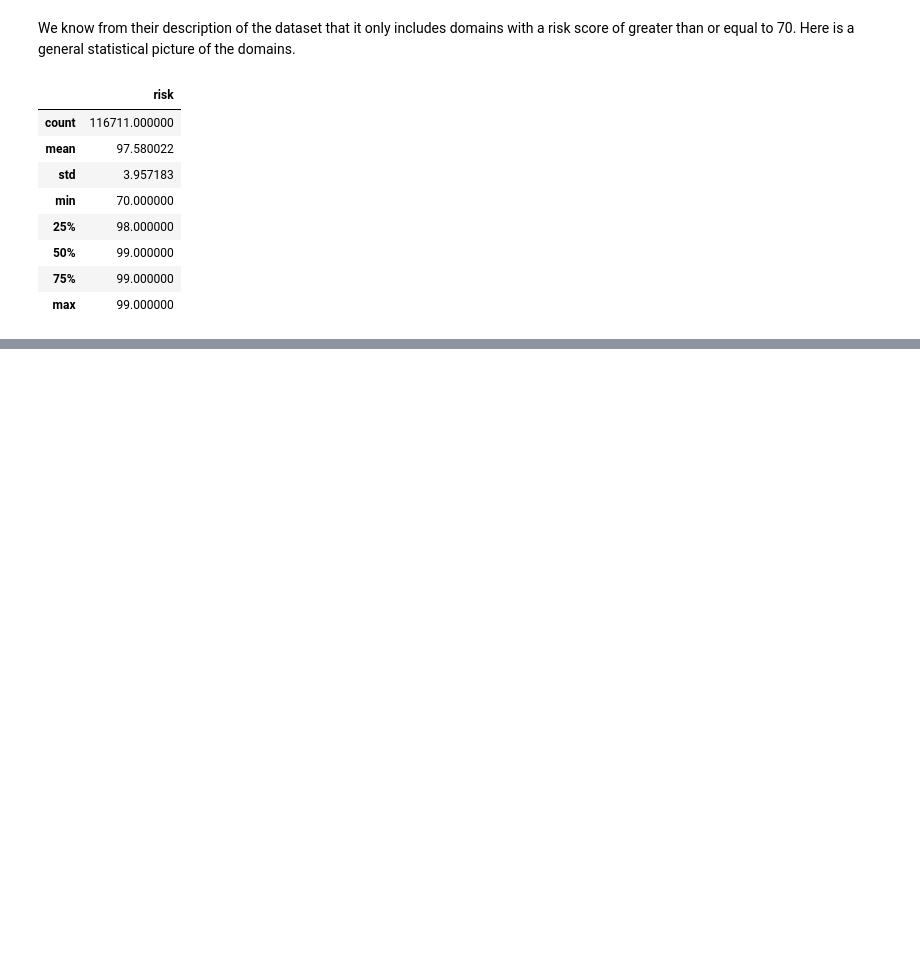
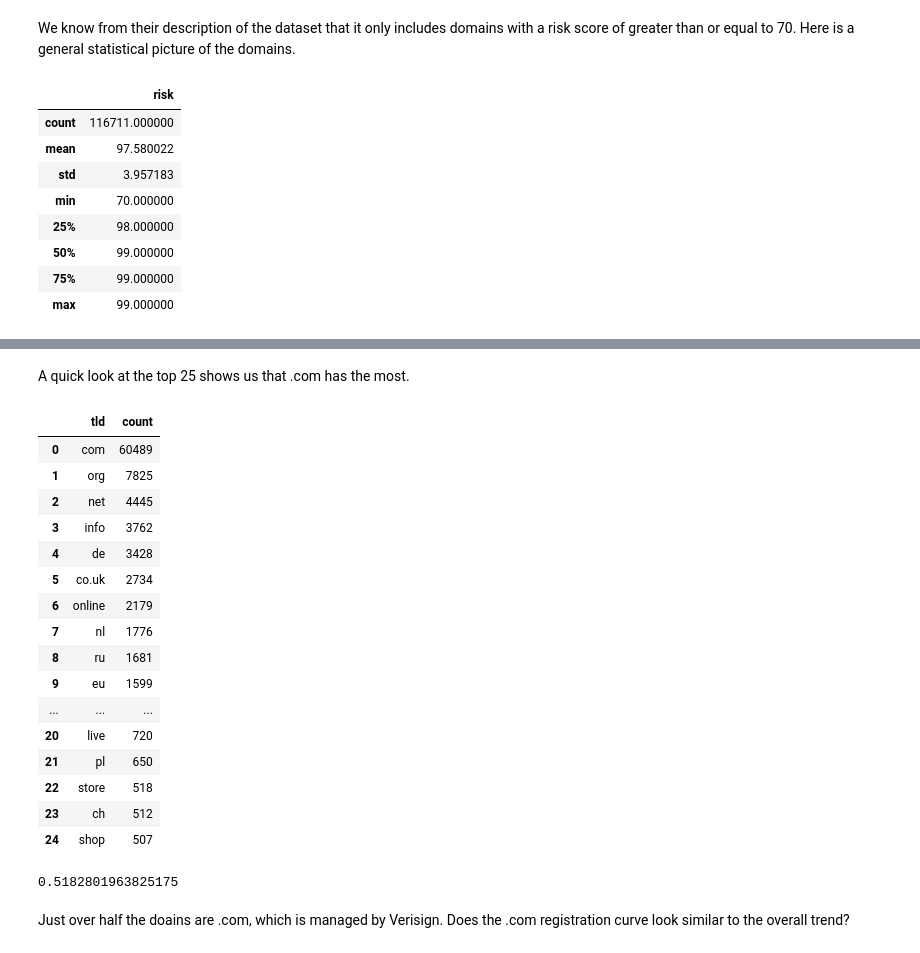
Before and after one commit to edsu/covid19-domains, a Jupyter notebook: DomainTools.ipynb, the cells around one changed output, grey strips where cells are left out. Cells and saved outputs as stored; diff of their text form; code cells hidden in the pictures; blank space fills up the shorter version.

```diff
--- a/DomainTools.ipynb
+++ b/DomainTools.ipynb
@@ -66,0 +98,31 @@ alt.Chart(counts, width=700, title="Domains Created/Tracked per Day").mark_bar()
+# %% [markdown]
+A quick look at the top 25 shows us that .com has the most.
+# %%
+tld_counts = df.tld.value_counts().reset_index()
+tld_counts.columns = ['tld', 'count']
+tld_counts.head(25)
+# %% [output]
+|  | tld | count |
+| 0 | com | 60489 |
+| 1 | org | 7825 |
+| 2 | net | 4445 |
+| 3 | info | 3762 |
+| 4 | de | 3428 |
+| 5 | co.uk | 2734 |
+| 6 | online | 2179 |
+| 7 | nl | 1776 |
+| 8 | ru | 1681 |
+| 9 | eu | 1599 |
+| ... | ... | ... |
+| 20 | live | 720 |
+| 21 | pl | 650 |
+| 22 | store | 518 |
+| 23 | ch | 512 |
+| 24 | shop | 507 |
+# %%
+com_count = tld_counts.iloc[0]['count']
+com_count / tld_counts['count'].sum()
+# %% [output]
+0.5182801963825175
+# %% [markdown]
+Just over half the doains are .com, which is managed by Verisign. Does the .com registration curve look similar to the overall trend?
```
Also changed, not shown: parts of 11 cells of this notebook, 1 other file.
